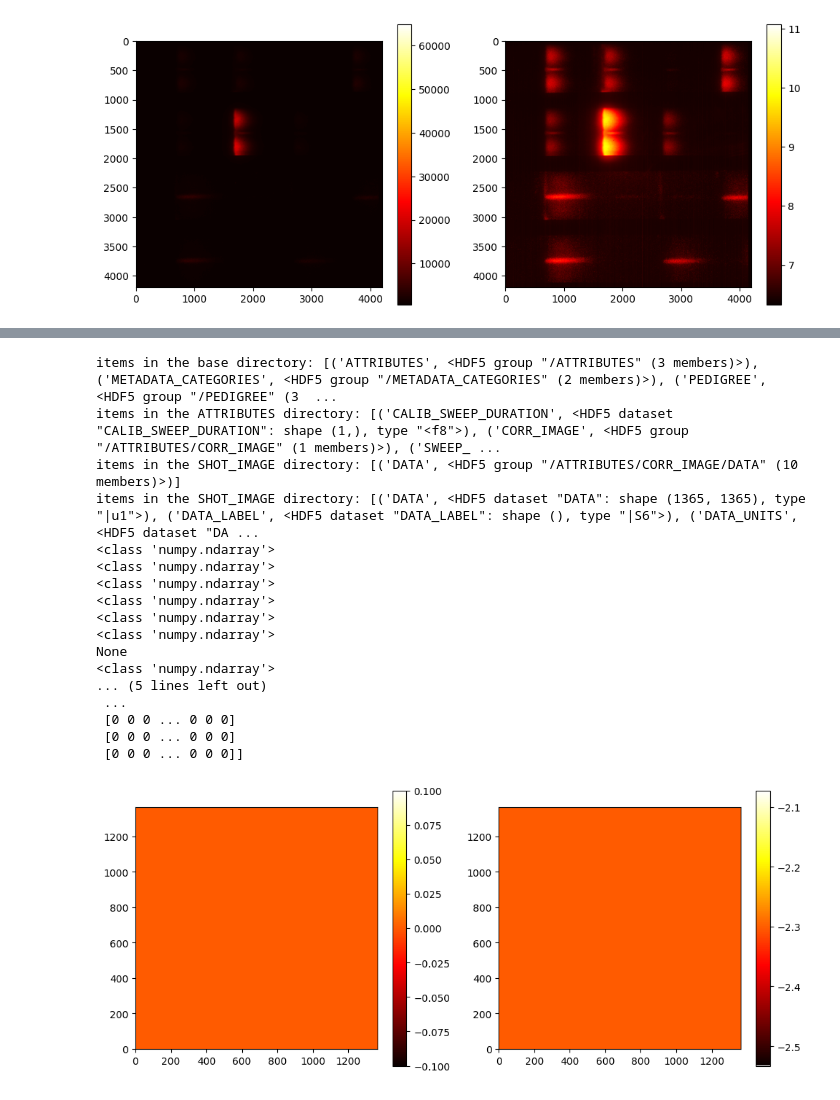
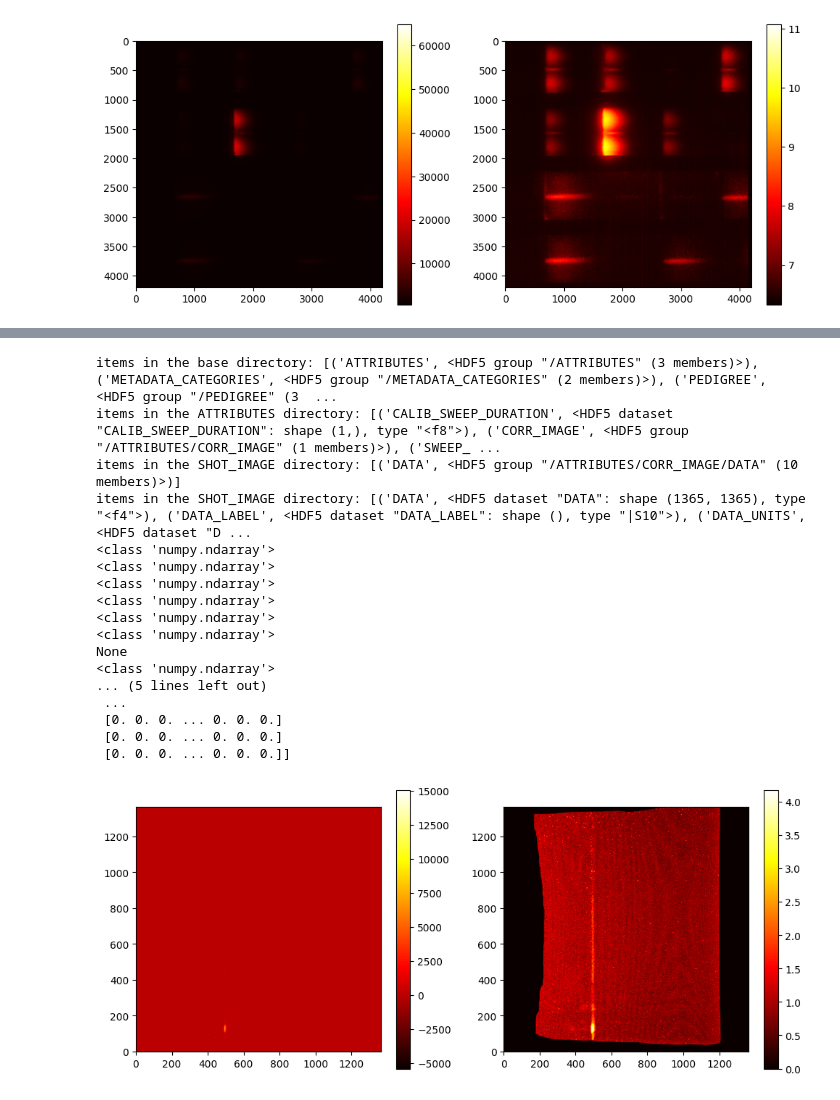
Before and after one commit to Schaeffer-Lab/Dec-2024-Shock-Data, a Jupyter notebook: h5_img_reader.ipynb, the cells around one changed output, grey strips where cells are left out. Drawn from its saved outputs; the diff is of its cells as text; code cells hidden in the pictures.

```diff
--- a/h5_img_reader.ipynb
+++ b/h5_img_reader.ipynb
@@ -164,7 +342,7 @@ import h5py
 import numpy as np
 import cv2
 
-with h5py.File('TD_TC090-078_GXD_CAMERA-01-DB_SHOT_RAW-DIAGNOSTIC-IMAGE_N241229-001-999.h5', "r") as f:
+with h5py.File('TD_TC090-078_GXD_CAMERA-01-DB_SHOT_RAW-DIAGNOSTIC-IMAGE_N241228-001-999.h5', "r") as f:
 
     base_items = list(f.items())
     print('items in the base directory:', base_items)
@@ -263,7 +441,7 @@ import h5py
 import numpy as np
 import cv2
 
-with h5py.File('TD_TC090-315_OTS_STREAK-CCD-01-DB_PRESHOT-SATMASK_WARP-CORR_N241228-001-999.h5', "r") as f:
+with h5py.File('OTS_29.h5', "r") as f:
 
     base_items = list(f.items())
     print('items in the base directory:', base_items)
@@ -313,42 +491,45 @@ with h5py.File('TD_TC090-315_OTS_STREAK-CCD-01-DB_PRESHOT-SATMASK_WARP-CORR_N241
     x_units = np.array(x_units)
     print(type(x_units))
     print(x_units)
+    #print(x_axis)
+    #print(y_axis)
 
     import matplotlib.pyplot as plt
 
     print(shot_data)
 
+    #plt.imshow(shot_data)
     extent = (np.min(x_axis),np.max(x_axis),np.min(y_axis),np.max(y_axis))
 
     fig, axs = plt.subplots(1, 2, figsize=(12, 5))
 
     im1 = axs[0].imshow(shot_data, cmap='hot', origin='lower')
     axs[0].set_xlabel('')
     axs[0].set_ylabel('')
     axs[0].set_title('')
     plt.colorbar(im1, ax=axs[0], label='')
 
-    im2 = axs[1].imshow(np.log(np.abs(shot_data)+0.1), cmap='hot', origin='lower')
+    im2 = axs[1].imshow((1/np.log(10))*np.log(np.abs(shot_data)+1), cmap='hot', origin='lower')
     axs[1].set_xlabel('')
     axs[1].set_ylabel('')
     axs[1].set_title('')
     plt.colorbar(im2, ax=axs[1], label='')
 # %% [output]
 items in the base directory: [('ATTRIBUTES', <HDF5 group "/ATTRIBUTES" (3 members)>), ('METADATA_CATEGORIES', <HDF5 group "/METADATA_CATEGORIES" (2 members)>), ('PEDIGREE', <HDF5 group "/PEDIGREE" (3  ...
 items in the ATTRIBUTES directory: [('CALIB_SWEEP_DURATION', <HDF5 dataset "CALIB_SWEEP_DURATION": shape (1,), type "<f8">), ('CORR_IMAGE', <HDF5 group "/ATTRIBUTES/CORR_IMAGE" (1 members)>), ('SWEEP_ ...
 items in the SHOT_IMAGE directory: [('DATA', <HDF5 group "/ATTRIBUTES/CORR_IMAGE/DATA" (10 members)>)]
-items in the SHOT_IMAGE directory: [('DATA', <HDF5 dataset "DATA": shape (1365, 1365), type "|u1">), ('DATA_LABEL', <HDF5 dataset "DATA_LABEL": shape (), type "|S6">), ('DATA_UNITS', <HDF5 dataset "DA ...
+items in the SHOT_IMAGE directory: [('DATA', <HDF5 dataset "DATA": shape (1365, 1365), type "<f4">), ('DATA_LABEL', <HDF5 dataset "DATA_LABEL": shape (), type "|S10">), ('DATA_UNITS', <HDF5 dataset "D ...
 <class 'numpy.ndarray'>
 <class 'numpy.ndarray'>
 <class 'numpy.ndarray'>
 <class 'numpy.ndarray'>
 <class 'numpy.ndarray'>
 <class 'numpy.ndarray'>
 None
 <class 'numpy.ndarray'>
 ... (5 lines left out)
  ...
- [0 0 0 ... 0 0 0]
- [0 0 0 ... 0 0 0]
- [0 0 0 ... 0 0 0]]
+ [0. 0. 0. ... 0. 0. 0.]
+ [0. 0. 0. ... 0. 0. 0.]
+ [0. 0. 0. ... 0. 0. 0.]]
-[figure, old version]
+[figure, new version]
```
Also changed, not shown: parts of 9 cells of this notebook, 35 other files.
